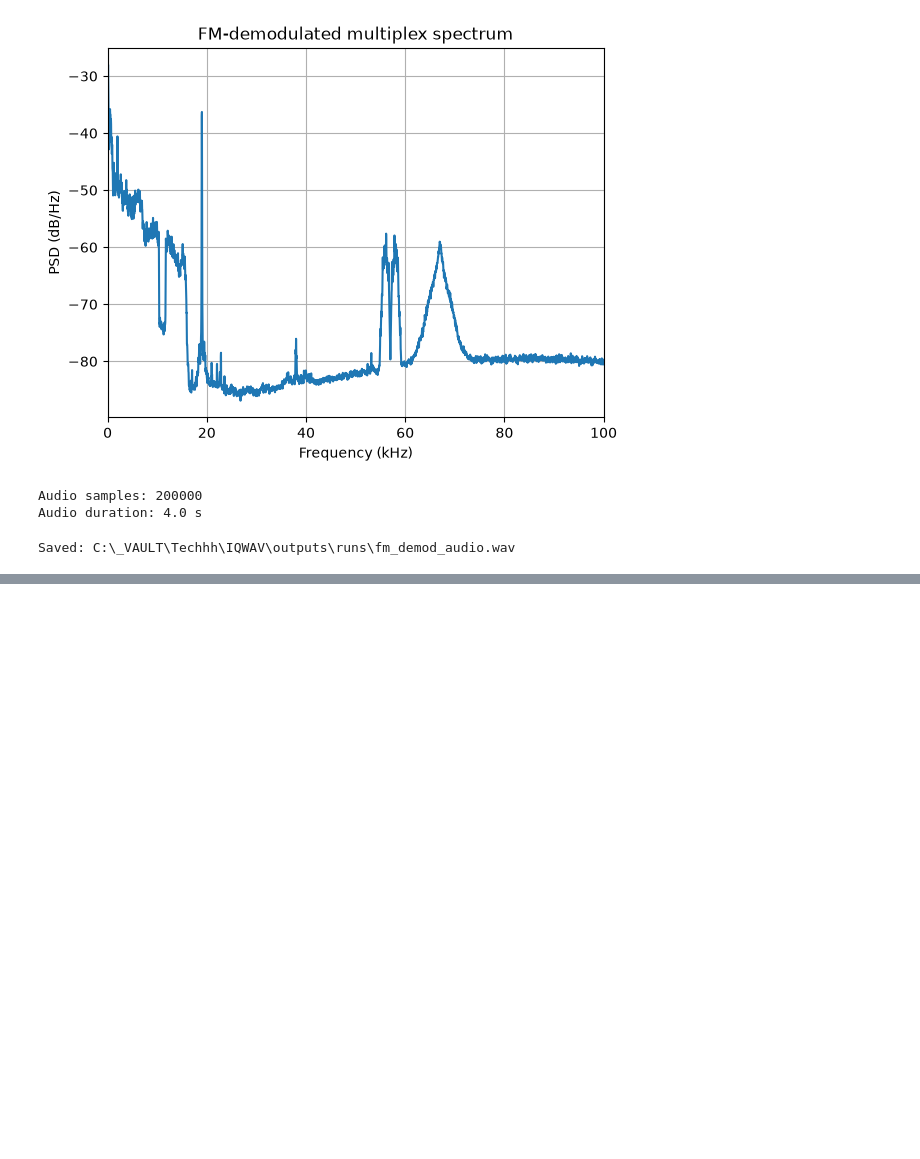
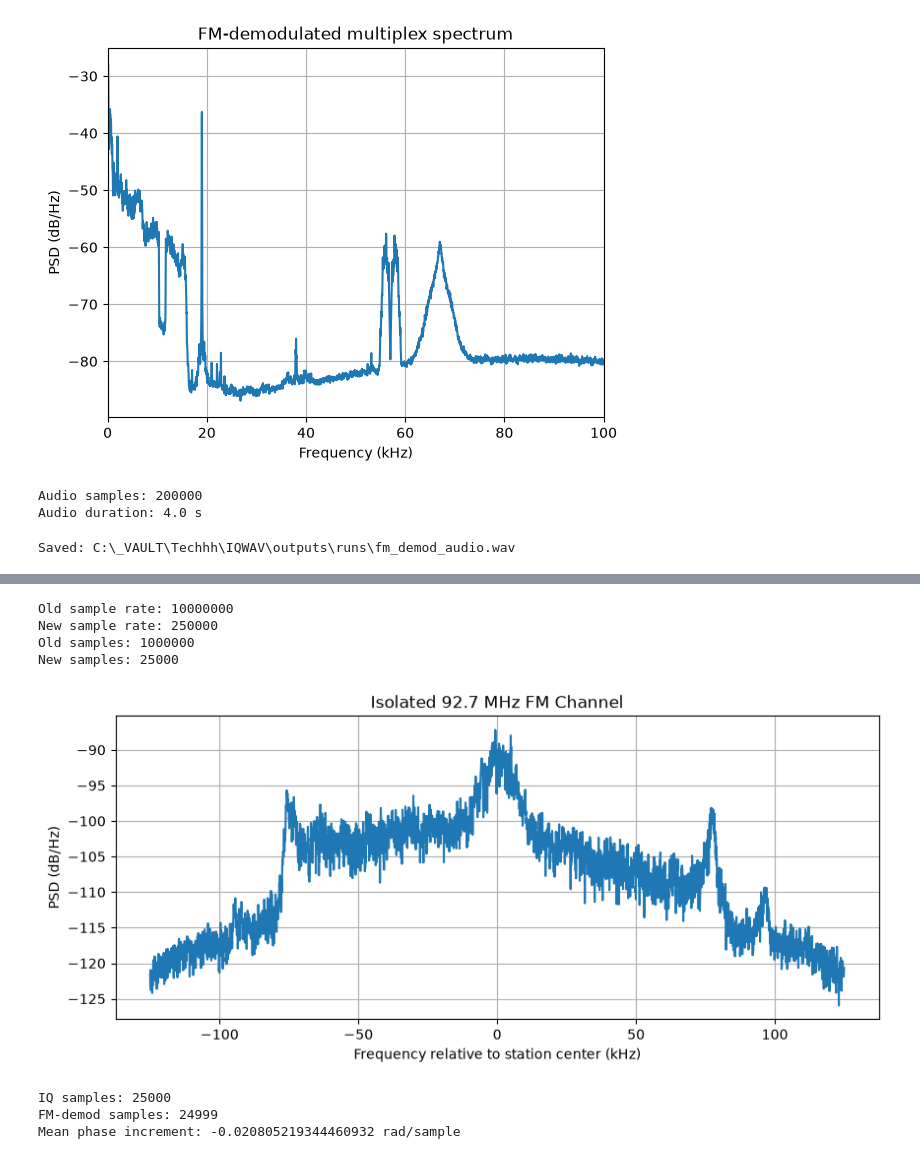
Before and after one commit to Andro-HM/IQWAV, a Jupyter notebook: notebooks/experiments/02_real_fm_demodulation.ipynb, the cells around one changed output, grey strips where cells are left out. Drawn from its saved outputs; the diff is of its cells as text; code cells hidden in the pictures; blank space fills up the shorter version.

```diff
--- a/notebooks/experiments/02_real_fm_demodulation.ipynb
+++ b/notebooks/experiments/02_real_fm_demodulation.ipynb
@@ -129,0 +278,54 @@ Saved: C:\_VAULT\Techhh\IQWAV\outputs\runs\fm_demod_audio.wav
+# %%
+iq_channel = signal.resample_poly(
+    iq_shifted,
+    up=1,
+    down=40
+)
+
+fs_channel = fs_mumbai // 40
+
+print("Old sample rate:", fs_mumbai)
+print("New sample rate:", fs_channel)
+print("Old samples:", len(iq_shifted))
+print("New samples:", len(iq_channel))
+# %% [output]
+Old sample rate: 10000000
+New sample rate: 250000
+Old samples: 1000000
+New samples: 25000
+# %%
+f_ch, p_ch = signal.welch(
+    iq_channel,
+    fs=fs_channel,
+    nperseg=4096,
+    return_onesided=False
+)
+
+f_ch = np.fft.fftshift(f_ch)
+p_ch = np.fft.fftshift(p_ch)
+
+plt.figure(figsize=(10, 4))
+plt.plot(
+    f_ch / 1e3,
+    10 * np.log10(p_ch + 1e-20)
+)
+
+plt.xlabel("Frequency relative to station center (kHz)")
+plt.ylabel("PSD (dB/Hz)")
+plt.title("Isolated 92.7 MHz FM Channel")
+plt.grid(True)
+plt.show()
+# %% [output]
+[figure, added]
+# %%
+from iqwav.demod import fm_demodulate
+
+fm_mumbai = fm_demodulate(iq_channel)
+
+print("IQ samples:", len(iq_channel))
+print("FM-demod samples:", len(fm_mumbai))
+print("Mean phase increment:", np.mean(fm_mumbai), "rad/sample")
+# %% [output]
+IQ samples: 25000
+FM-demod samples: 24999
+Mean phase increment: -0.020805219344460932 rad/sample
```
Also changed, not shown: parts of 13 cells of this notebook, 1 other file.
